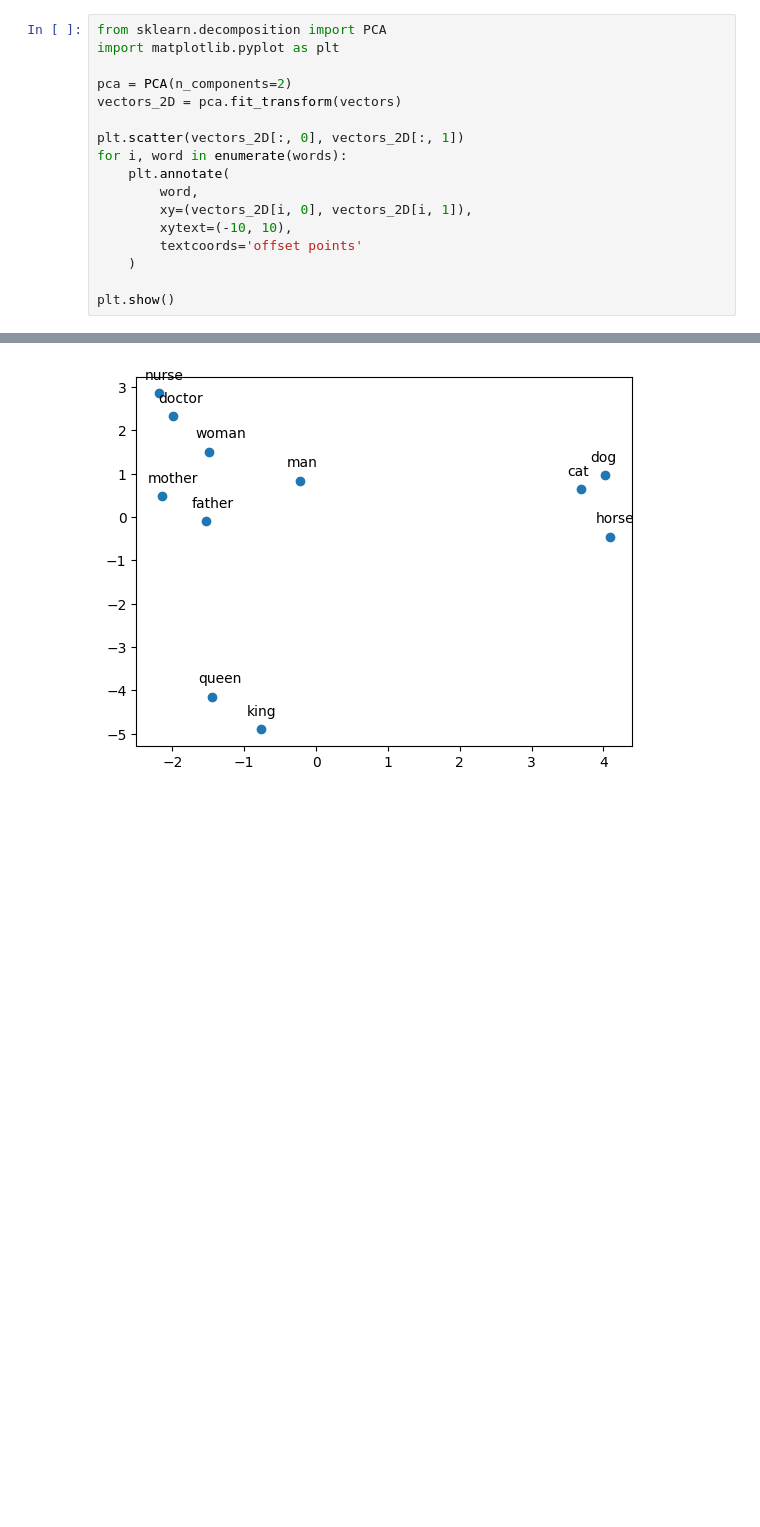
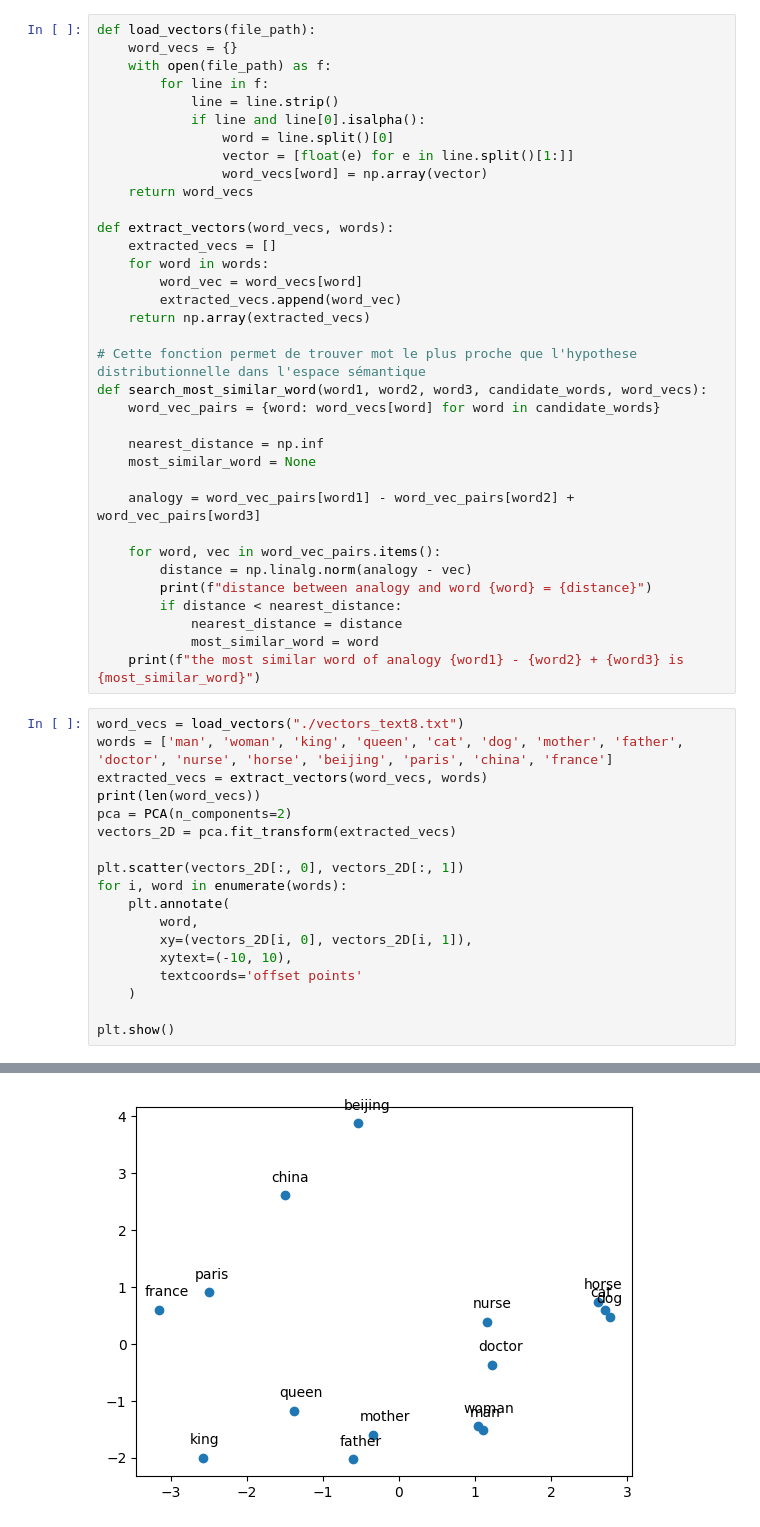
Before and after one commit to JinyuCong/semantique_computationnelle, a Jupyter notebook: DM3/DM3.ipynb, the cells around one changed output, grey strips where cells are left out. Saved outputs shown, nothing was run; the diff lists cells and outputs as text; blank space fills up the shorter version.

Commit message:
GloVe training vectors

```diff
--- a/DM3/DM3.ipynb
+++ b/DM3/DM3.ipynb
@@ -47,9 +5,45 @@ vectors shape: (11, 300)
+# %%
+def load_vectors(file_path):
+    word_vecs = {}
+    with open(file_path) as f:
+        for line in f:
+            line = line.strip()
+            if line and line[0].isalpha():
+                word = line.split()[0]
+                vector = [float(e) for e in line.split()[1:]]
+                word_vecs[word] = np.array(vector)
+    return word_vecs
+
+def extract_vectors(word_vecs, words):
+    extracted_vecs = []
+    for word in words:
+        word_vec = word_vecs[word]
+        extracted_vecs.append(word_vec)
+    return np.array(extracted_vecs)
+
+# Cette fonction permet de trouver mot le plus proche que l'hypothese distributionnelle dans l'espace sémantique
+def search_most_similar_word(word1, word2, word3, candidate_words, word_vecs):
+    word_vec_pairs = {word: word_vecs[word] for word in candidate_words}
+
+    nearest_distance = np.inf
+    most_similar_word = None
+
+    analogy = word_vec_pairs[word1] - word_vec_pairs[word2] + word_vec_pairs[word3]
+
+    for word, vec in word_vec_pairs.items():
+        distance = np.linalg.norm(analogy - vec)
+        print(f"distance between analogy and word {word} = {distance}")
+        if distance < nearest_distance:
+            nearest_distance = distance
+            most_similar_word = word
+    print(f"the most similar word of analogy {word1} - {word2} + {word3} is {most_similar_word}")
 # %%
-from sklearn.decomposition import PCA
-import matplotlib.pyplot as plt
-
+word_vecs = load_vectors("./vectors_text8.txt")
+words = ['man', 'woman', 'king', 'queen', 'cat', 'dog', 'mother', 'father', 'doctor', 'nurse', 'horse', 'beijing', 'paris', 'china', 'france']
+extracted_vecs = extract_vectors(word_vecs, words)
+print(len(word_vecs))
 pca = PCA(n_components=2)
-vectors_2D = pca.fit_transform(vectors)
+vectors_2D = pca.fit_transform(extracted_vecs)
 
 plt.scatter(vectors_2D[:, 0], vectors_2D[:, 1])
 for i, word in enumerate(words):
@@ -65 +60 @@ plt.show()
-[figure, old version]
+[figure, new version]
```
Also changed, not shown: parts of 23 cells of this notebook, 6 other files.
